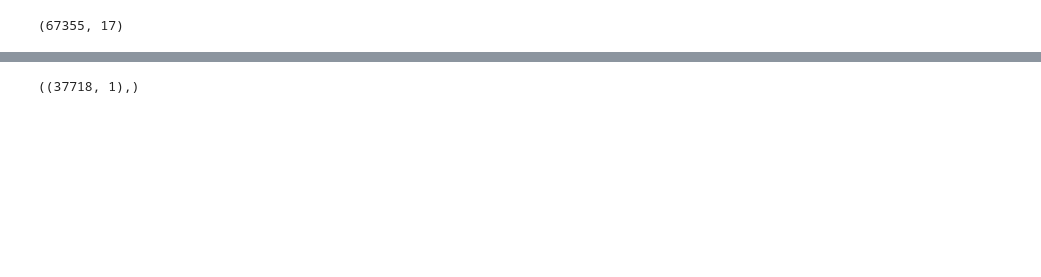
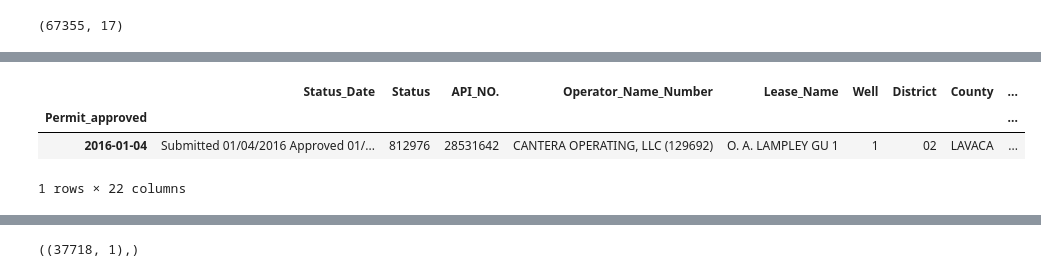
Before and after one commit to brianclements03/Individual_Project, a Jupyter notebook: scaling_troubleshoot.ipynb, the cells around one changed output, grey strips where cells are left out. Cells and saved outputs as stored; diff of their text form; code cells hidden in the pictures; blank space fills up the shorter version.

```diff
--- a/scaling_troubleshoot.ipynb
+++ b/scaling_troubleshoot.ipynb
@@ -16,3 +32,10 @@ permits.shape
+# %%
+permits.head(1)
+# %% [output]
+|  | Status_Date | Status | API_NO. | Operator_Name_Number | Lease_Name | Well | District | County | ... |
+| Permit_approved |  |  |  |  |  |  |  |  | ... |
+| 2016-01-04 | Submitted 01/04/2016 Approved 01/... | 812976 | 28531642 | CANTERA OPERATING, LLC (129692) | O. A. LAMPLEY GU 1 | 1 | 02 | LAVACA | ... |
+1 rows × 22 columns
 # %%
 train, validate, test, X_train, y_train, X_validate, y_validate, X_test, y_test = \
 wrangle_module.split_permits(permits)
```
Also changed, not shown: parts of 24 cells of this notebook, 2 other files.
